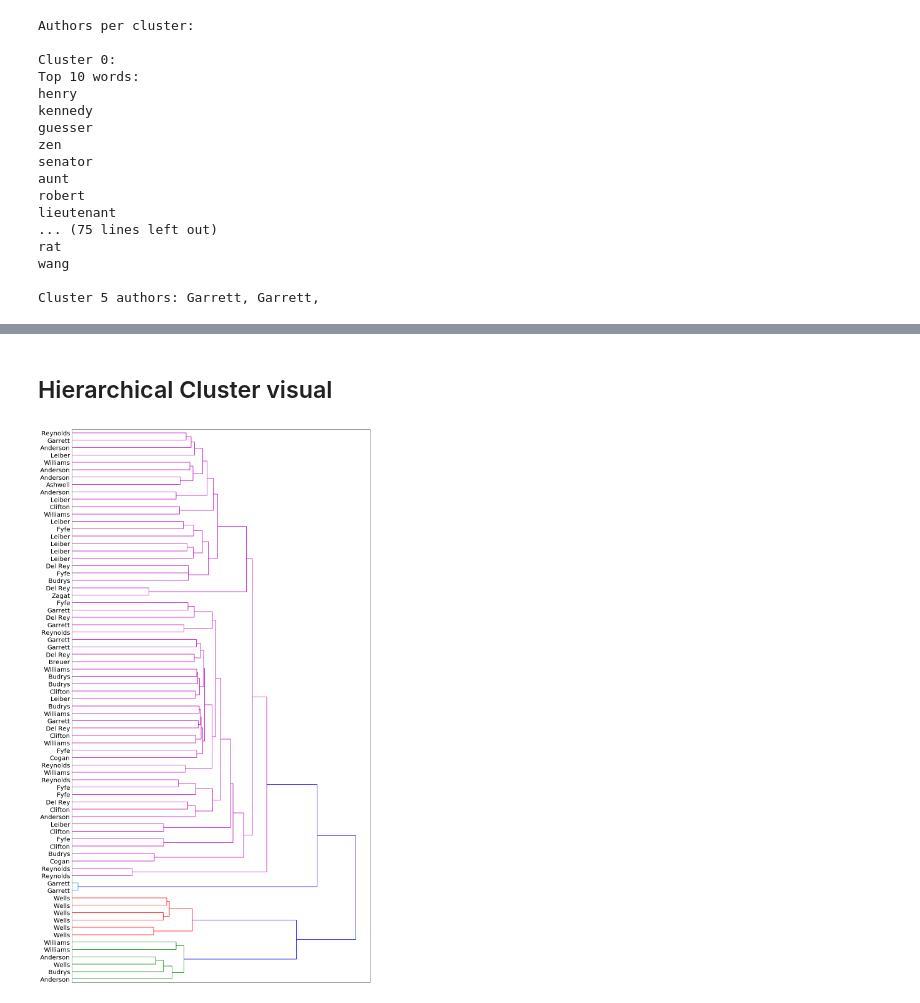
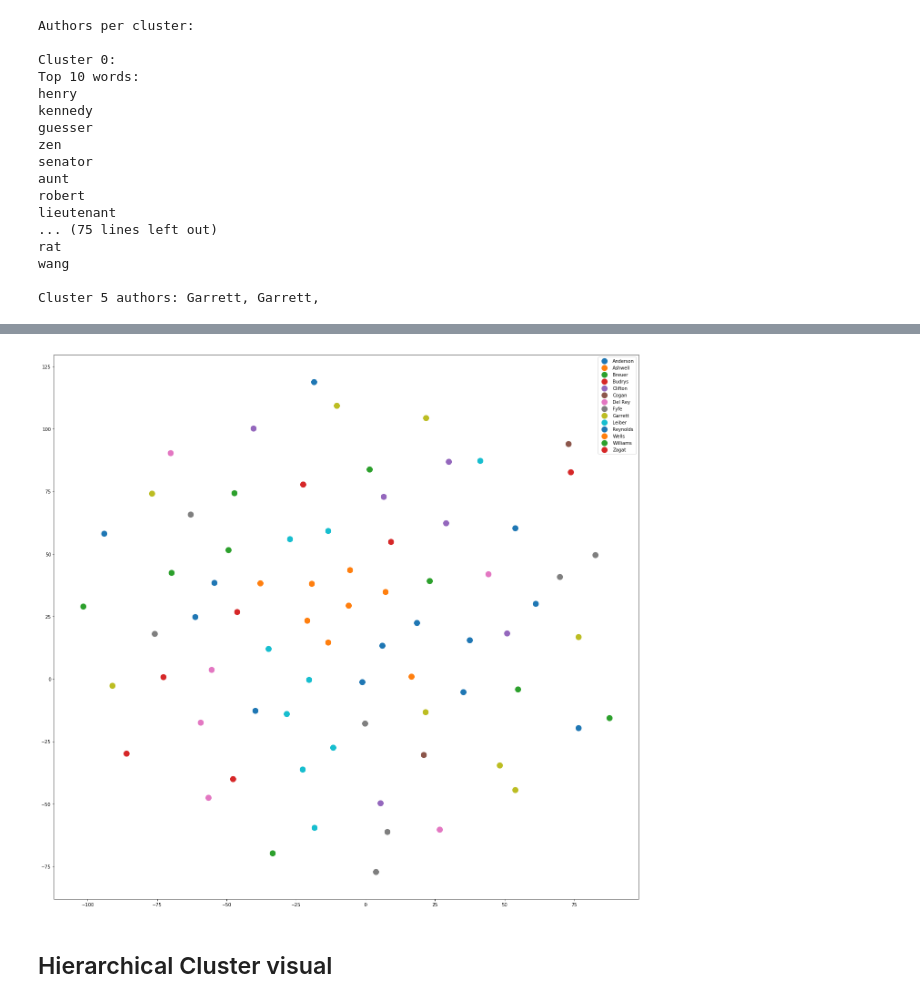
Before and after one commit to GlennSG/NLP-Clustering, a Jupyter notebook: NLP Capstone (100 books).ipynb, the cells around one changed output, grey strips where cells are left out. Saved outputs shown, nothing was run; the diff lists cells and outputs as text; code cells hidden in the pictures.

```diff
--- a/NLP Capstone (100 books).ipynb
+++ b/NLP Capstone (100 books).ipynb
@@ -270,0 +273,7 @@ plt.show()
+# %%
+from sklearn.manifold import TSNE
+#from sklearn.decomposition import TruncatedSVD
+
+#k = 50
+#tfs_reduced = TruncatedSVD(n_components=k,random_state=42).fit_transform(X_train)
+tfs_embedded = TSNE(n_components=2,perplexity=40,init='pca',n_iter=2500,verbose=2,random_state=42).fit_transform(X_train.toarray())
@@ -271,21 +298,14 @@ plt.show()
+# %%
+tsne_group = pd.DataFrame(tfs_embedded,columns=['x','y']).assign(category=y_train).groupby('category')
+# %%
+fig, ax = plt.subplots(figsize=(23, 22))
+
+for name,points in tsne_group:
+    ax.scatter(points.x,points.y,label=author_id[name],s=150)
+
+ax.legend()
+plt.show()
+# %% [output]
+[figure, added]
 # %% [markdown]
 ## Hierarchical Cluster visual
-# %%
-from scipy.cluster.hierarchy import ward, dendrogram
-
-linkage_matrix = ward(dist)
-
-fig, ax = plt.subplots(figsize=(15, 25)) # set size
-
-ax = dendrogram(linkage_matrix, orientation="right", labels=[author_id[i] for i in y_train]);
-
-plt.tick_params(\
-    axis= 'x',          # changes apply to the x-axis
-    which='both',      # both major and minor ticks are affected
-    bottom='False',      # ticks along the bottom edge are off
-    top='False',         # ticks along the top edge are off
-    labelbottom='False')
-plt.tick_params(labelsize=20)
-plt.tight_layout() #show plot with tight layout
-# %% [output]
-[figure, removed]
```
Also changed, not shown: parts of 68 cells of this notebook.
